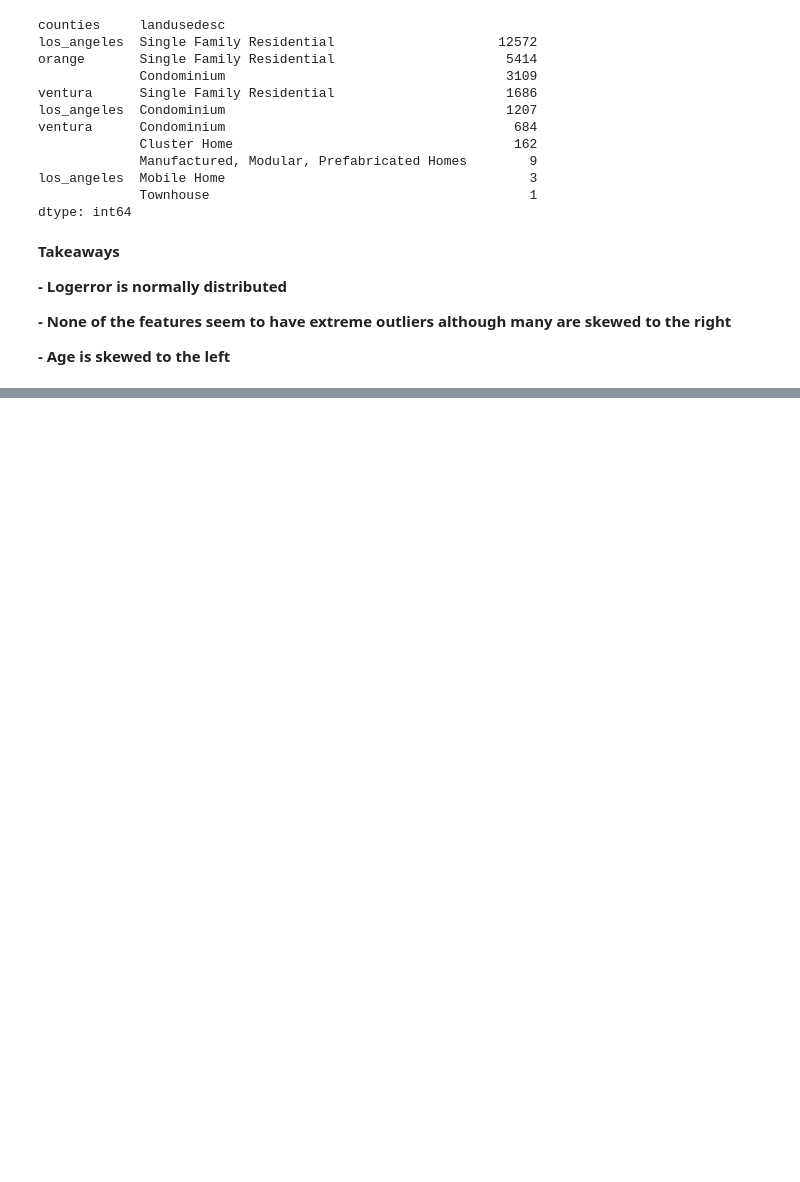
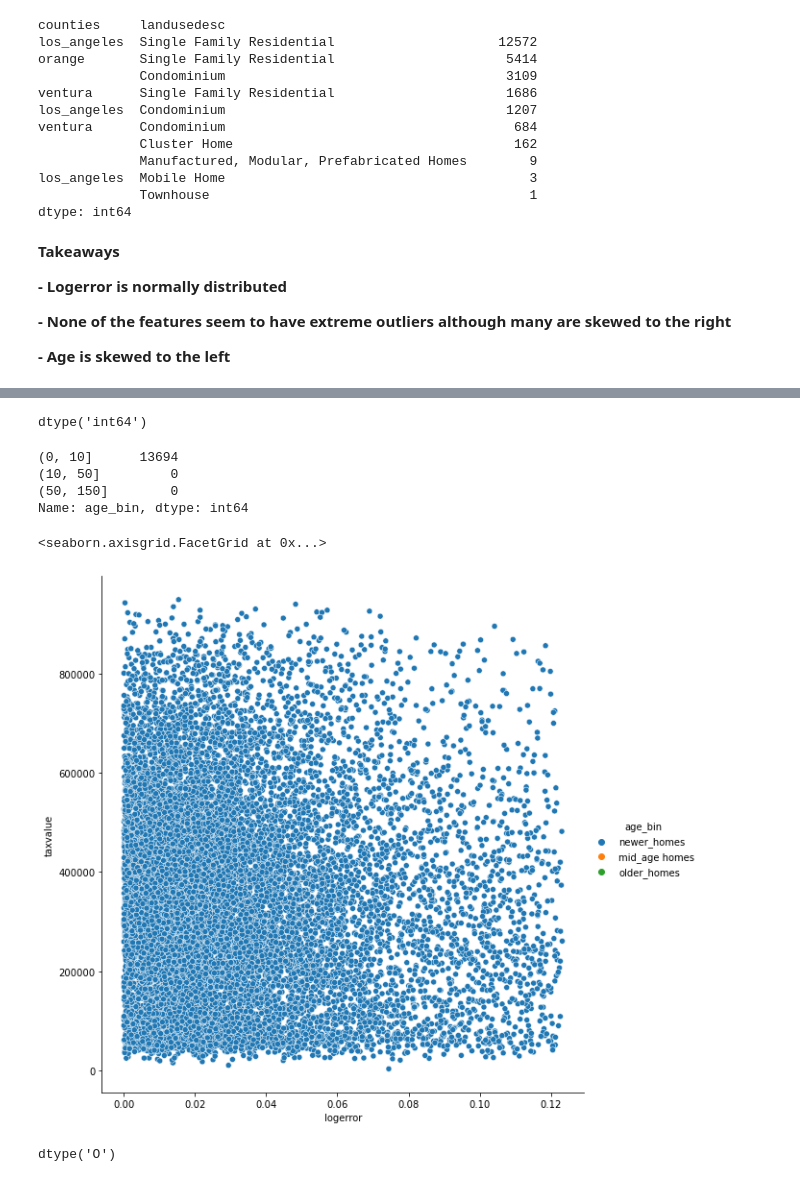
Before and after one commit to lainslie-18/clustering-exercises, a Jupyter notebook: explore_zillow.ipynb, the cells around one changed output, grey strips where cells are left out. Drawn from its saved outputs; the diff is of its cells as text; code cells hidden in the pictures; blank space fills up the shorter version.

```diff
--- a/explore_zillow.ipynb
+++ b/explore_zillow.ipynb
@@ -100,0 +193,23 @@ print(13783/2541)
+# %%
+train.age.dtype
+# %% [output]
+dtype('int64')
+# %%
+train['age_bin'] = pd.cut(x = train.logerror, bins=[0,10,50,150])
+# %%
+train.age_bin.value_counts()
+# %% [output]
+(0, 10]      13694
+(10, 50]         0
+(50, 150]        0
+Name: age_bin, dtype: int64
+# %%
+# plot the data to see which areas have the most logerror
+sns.relplot(data=train, x='logerror', y='taxvalue', hue='age_bin', height=8)
+# %% [output]
+<seaborn.axisgrid.FacetGrid at 0x...>
+[figure, added]
+# %%
+train.assessmentyear.dtype
+# %% [output]
+dtype('O')
```
Also changed, not shown: parts of 26 cells of this notebook, 4 other files.
